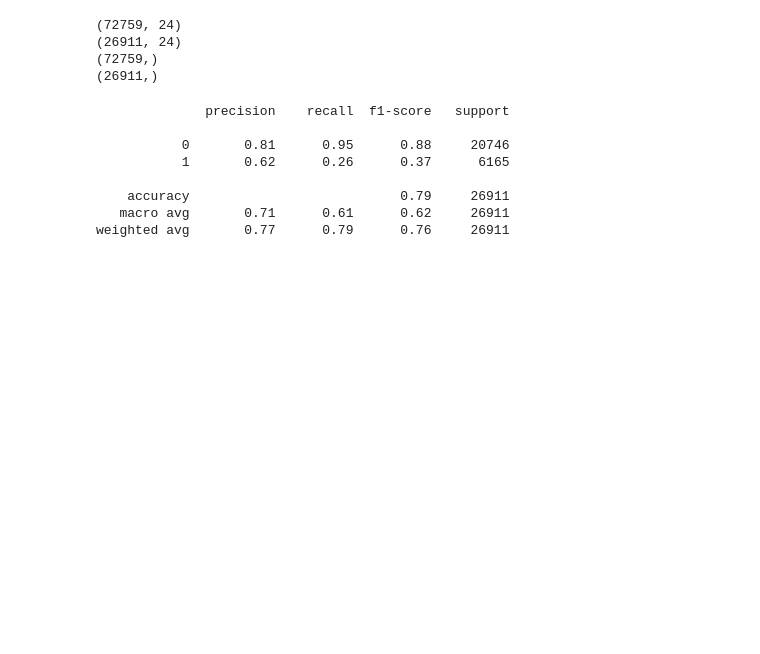
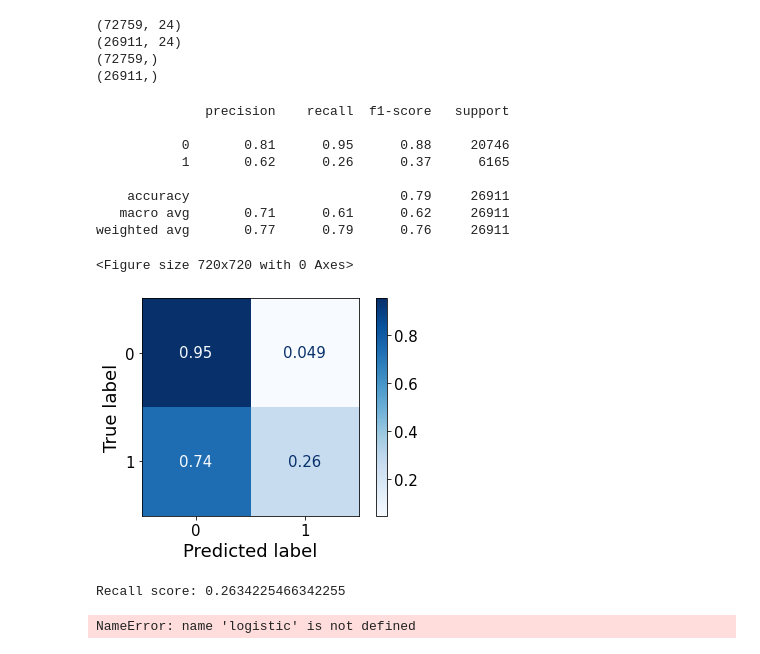
Before and after one commit to soyhyoj/WiDS-Datathon-2021, a Jupyter notebook: notebooks/EDA.ipynb, the cells around one changed output. Drawn from its saved outputs; the diff is of its cells as text; code cells hidden in the pictures; blank space fills up the shorter version.

Commit message:
precision-recall for logistic regression plotted

```diff
--- a/notebooks/EDA.ipynb
+++ b/notebooks/EDA.ipynb
@@ -481,8 +481,24 @@ weighted avg       0.77      0.79      0.76     26911
 # %%
 # Plot a confusion matrix using test sets
 plt.figure(figsize=(10,10))
-confusion_matrix = plot_confusion_matrix(logistic, X_test, y_test, cmap='Blues', normalize='true')
+confusion_matrix = plot_confusion_matrix(logmodel, X_test, y_test, cmap='Blues', normalize='true')
 plt.grid(False)
+# %% [output]
+<Figure size 720x720 with 0 Axes>
+[figure, added]
+# %%
+# Plot a precision_recall curve using test sets
+# Precision: TP / (TP+FP)
+# Recall: TP / (TP+FN)
+
+recall_base = recall_score(y_test, y_pred_baseline)
+print(f'Recall score: {recall_base}')
+
+base_precision_recall = plot_precision_recall_curve(logmodel, X_test, y_test)
+base_precision_recall
+# %% [output]
+Recall score: 0.2634225466342255
+NameError: name 'logistic' is not defined
 # %%
 # 4. Data cleaning + Feature engineering
 # %%
```
Also changed, not shown: parts of 1 cell of this notebook.
